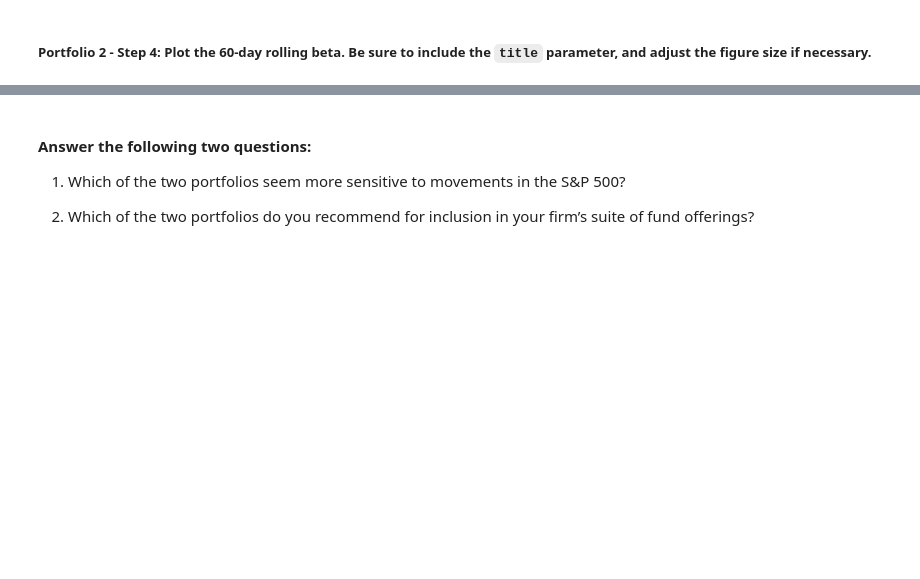
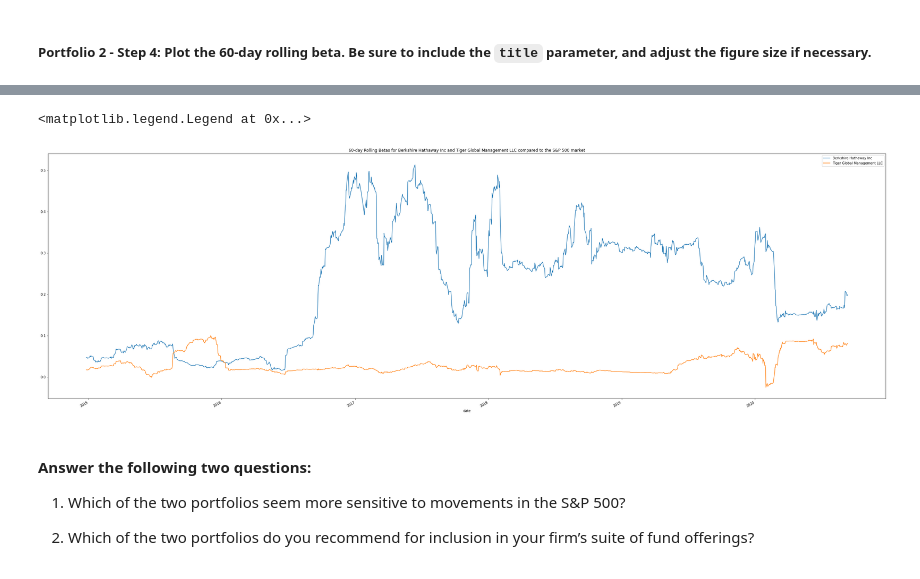
Before and after one commit to phodsman/Hedge-Fund-Risk-and-Return-Analyzer, a Jupyter notebook: risk_return_analysis.ipynb, the cells around one changed output, grey strips where cells are left out. Cells and saved outputs as stored; diff of their text form; code cells hidden in the pictures; blank space fills up the shorter version.

```diff
--- a/risk_return_analysis.ipynb
+++ b/risk_return_analysis.ipynb
@@ -433,3 +468,11 @@ berkshire_hathaway_60_day_rolling_beta.plot(title="60-day Rolling Beta for Berks
+# %%
+# Compares the rolling betas for the two portfolios on a single plot.
+ax = berkshire_hathaway_60_day_rolling_beta.plot(title="60-day Rolling Betas for Berkshire Hathaway Inc and Tiger Global Management LLC compared to the S&P 500 market", figsize=[45, 15])
+tiger_global_management_60_day_rolling_beta.plot(ax=ax)
+ax.legend(["Berkshire Hathaway Inc", "Tiger Global Management LLC"])
+# %% [output]
+<matplotlib.legend.Legend at 0x...>
+[figure, added]
 # %% [markdown]
 #### Answer the following two questions:
 
```
Also changed, not shown: parts of 6 cells of this notebook.
